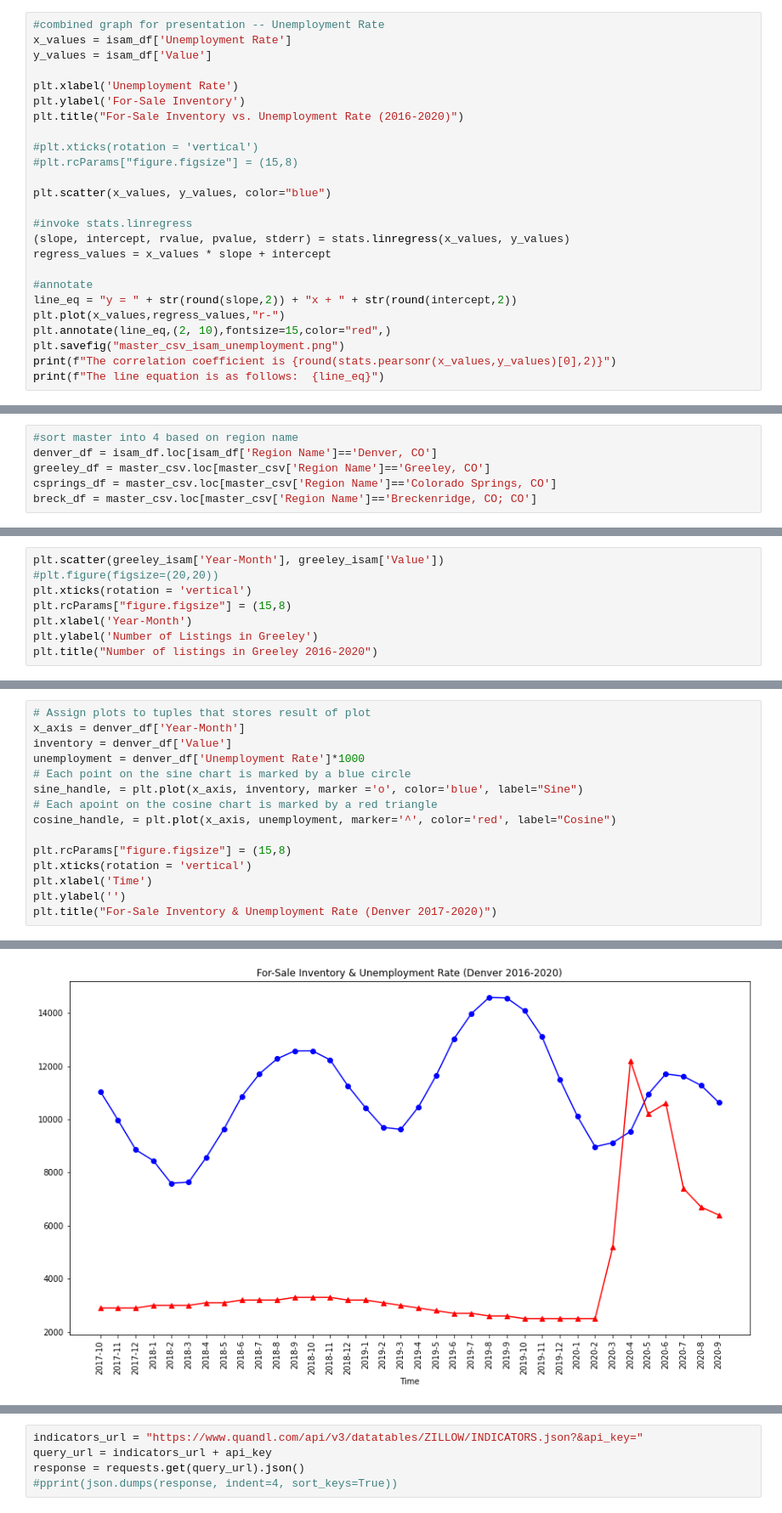
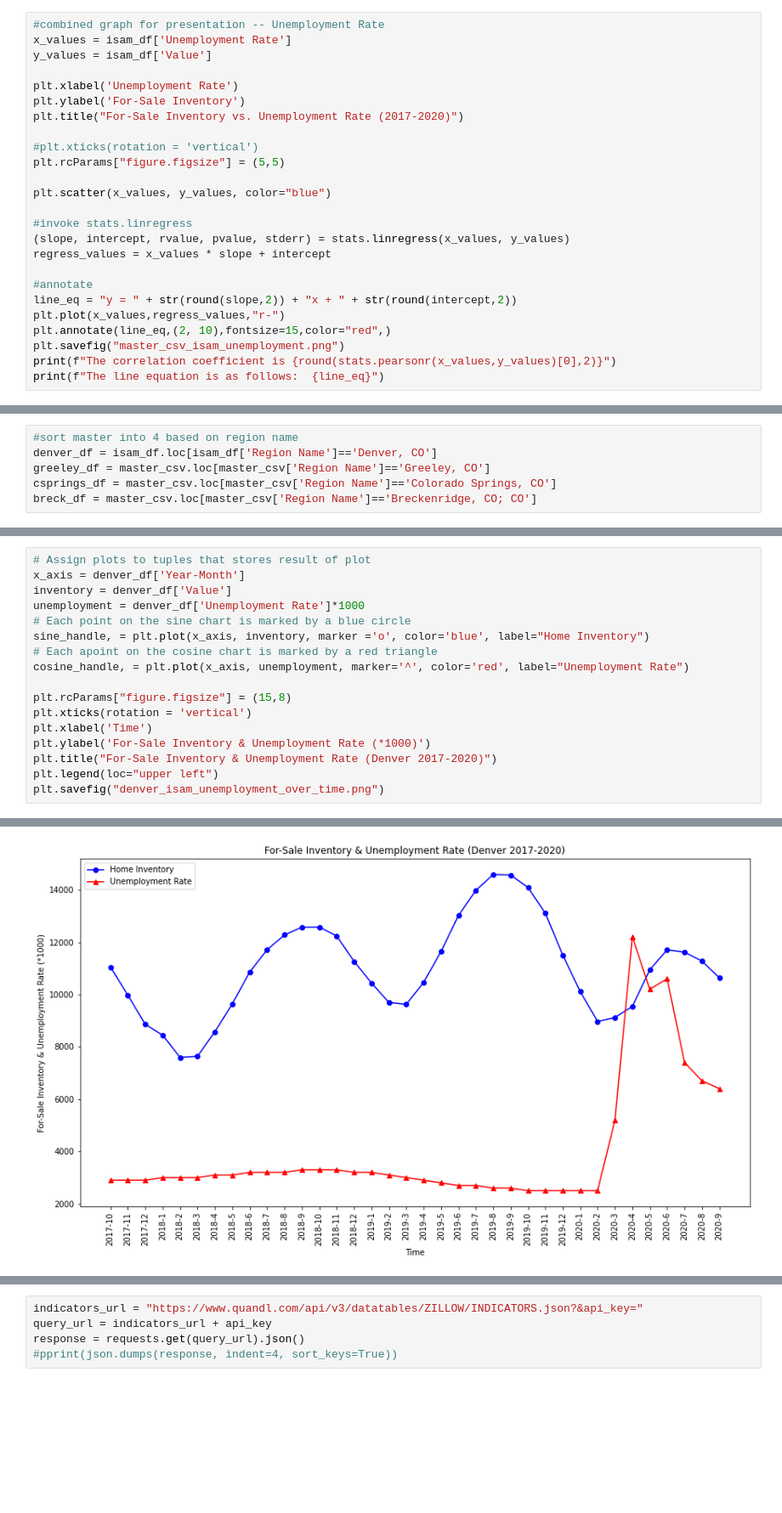
Before and after one commit to binetala/The_Very_Best_Team, a Jupyter notebook: Petey/pw_quandl_save.ipynb, the cells around one changed output, grey strips where cells are left out. Shown: that part at 85% size. Drawn from its saved outputs; the diff is of its cells as text; blank space fills up the shorter version.

```diff
--- a/Petey/pw_quandl_save.ipynb
+++ b/Petey/pw_quandl_save.ipynb
@@ -38,10 +41,10 @@ y_values = isam_df['Value']
 
 plt.xlabel('Unemployment Rate')
 plt.ylabel('For-Sale Inventory')
-plt.title("For-Sale Inventory vs. Unemployment Rate (2016-2020)")
+plt.title("For-Sale Inventory vs. Unemployment Rate (2017-2020)")
 
 #plt.xticks(rotation = 'vertical')
-#plt.rcParams["figure.figsize"] = (15,8)
+plt.rcParams["figure.figsize"] = (5,5)
 
 plt.scatter(x_values, y_values, color="blue")
 
@@ -167,11 +230,3 @@ print(f"The line equation is as follows:  {line_eq}")
-# %%
-plt.scatter(greeley_isam['Year-Month'], greeley_isam['Value'])
-#plt.figure(figsize=(20,20))
-plt.xticks(rotation = 'vertical')
-plt.rcParams["figure.figsize"] = (15,8)
-plt.xlabel('Year-Month')
-plt.ylabel('Number of Listings in Greeley')
-plt.title("Number of listings in Greeley 2016-2020")
 # %%
 clean_denver_df = denver_isam.drop_duplicates(subset=['Indicator ID', 'Value', 'Region Name'])
 x_values = clean_denver_df['Unemployment Rate']
@@ -203,13 +262,15 @@ x_axis = denver_df['Year-Month']
 inventory = denver_df['Value']
 unemployment = denver_df['Unemployment Rate']*1000
 # Each point on the sine chart is marked by a blue circle
-sine_handle, = plt.plot(x_axis, inventory, marker ='o', color='blue', label="Sine")
+sine_handle, = plt.plot(x_axis, inventory, marker ='o', color='blue', label="Home Inventory")
 # Each apoint on the cosine chart is marked by a red triangle
-cosine_handle, = plt.plot(x_axis, unemployment, marker='^', color='red', label="Cosine")
+cosine_handle, = plt.plot(x_axis, unemployment, marker='^', color='red', label="Unemployment Rate")
 
 plt.rcParams["figure.figsize"] = (15,8)
 plt.xticks(rotation = 'vertical')
 plt.xlabel('Time')
-plt.ylabel('')
+plt.ylabel('For-Sale Inventory & Unemployment Rate (*1000)')
 plt.title("For-Sale Inventory & Unemployment Rate (Denver 2017-2020)")
+plt.legend(loc="upper left")
+plt.savefig("denver_isam_unemployment_over_time.png")
 # %% [output]
@@ -217 +277 @@ Text(0.5, 1.0, 'For-Sale Inventory & Unemployment Rate (Denver 2016-2020)')
-[figure, old version]
+[figure, new version]
```
Also changed, not shown: parts of 18 cells of this notebook, 9 other files.
